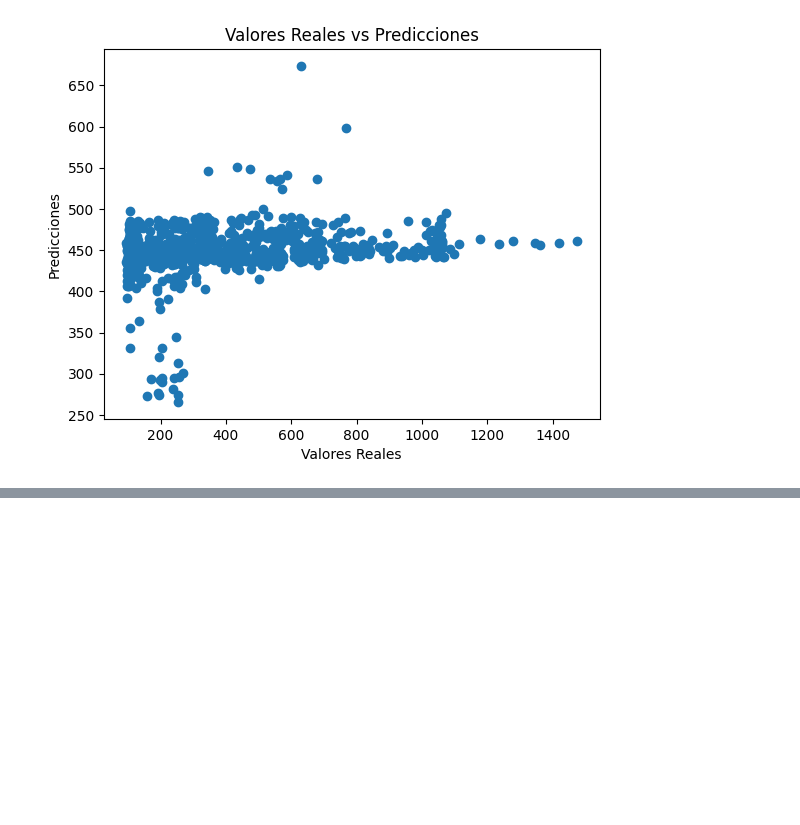
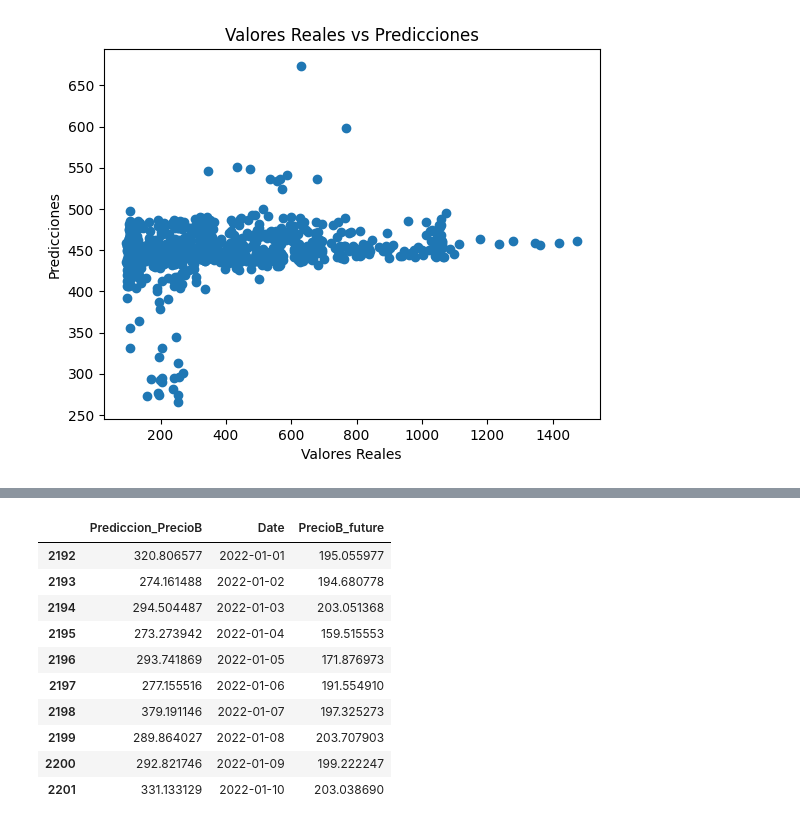
Before and after one commit to Yanalxis/Prediccion-del-precio-en-bolsa-de-la-energ-a-el-ctrica, a Jupyter notebook: Modelos/Random Forrest/trail0001.ipynb, the cells around one changed output, grey strips where cells are left out. Drawn from its saved outputs; the diff is of its cells as text; code cells hidden in the pictures; blank space fills up the shorter version.

```diff
--- a/Modelos/Random Forrest/trail0001.ipynb
+++ b/Modelos/Random Forrest/trail0001.ipynb
@@ -415,0 +464,14 @@ plt.show()
+# %%
+df_predicciones.head(10)
+# %% [output]
+|  | Prediccion_PrecioB | Date | PrecioB_future |
+| 2192 | 320.806577 | 2022-01-01 | 195.055977 |
+| 2193 | 274.161488 | 2022-01-02 | 194.680778 |
+| 2194 | 294.504487 | 2022-01-03 | 203.051368 |
+| 2195 | 273.273942 | 2022-01-04 | 159.515553 |
+| 2196 | 293.741869 | 2022-01-05 | 171.876973 |
+| 2197 | 277.155516 | 2022-01-06 | 191.554910 |
+| 2198 | 379.191146 | 2022-01-07 | 197.325273 |
+| 2199 | 289.864027 | 2022-01-08 | 203.707903 |
+| 2200 | 292.821746 | 2022-01-09 | 199.222247 |
+| 2201 | 331.133129 | 2022-01-10 | 203.038690 |
```
Also changed, not shown: parts of 6 cells of this notebook.
